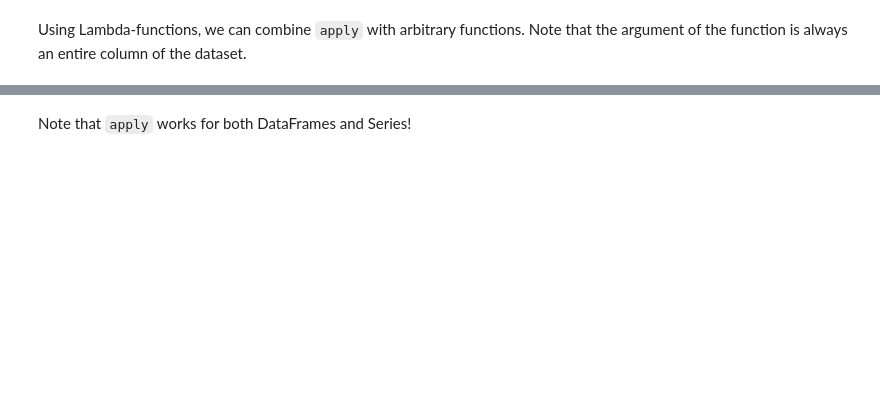
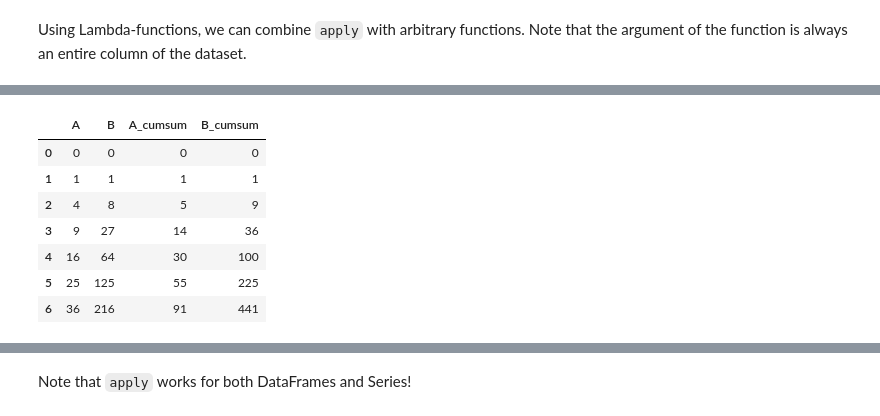
Before and after one commit to scientificprogrammingUOS/lectures, a Jupyter notebook: week06-Framing_Data_with_Pandas/lecture.ipynb, the cells around one changed output, grey strips where cells are left out. Cells and saved outputs as stored; diff of their text form; code cells hidden in the pictures; blank space fills up the shorter version.

```diff
--- a/week06-Framing_Data_with_Pandas/lecture.ipynb
+++ b/week06-Framing_Data_with_Pandas/lecture.ipynb
@@ -755,2 +1045,13 @@ df.apply(lambda x: print(x.sum()))
+# %%
+df
+# %% [output]
+|  | A | B | A_cumsum | B_cumsum |
+| 0 | 0 | 0 | 0 | 0 |
+| 1 | 1 | 1 | 1 | 1 |
+| 2 | 4 | 8 | 5 | 9 |
+| 3 | 9 | 27 | 14 | 36 |
+| 4 | 16 | 64 | 30 | 100 |
+| 5 | 25 | 125 | 55 | 225 |
+| 6 | 36 | 216 | 91 | 441 |
 # %%
 df.apply(lambda x: x.max() - x.min())
```
Also changed, not shown: parts of 82 cells of this notebook, 1 other file.
